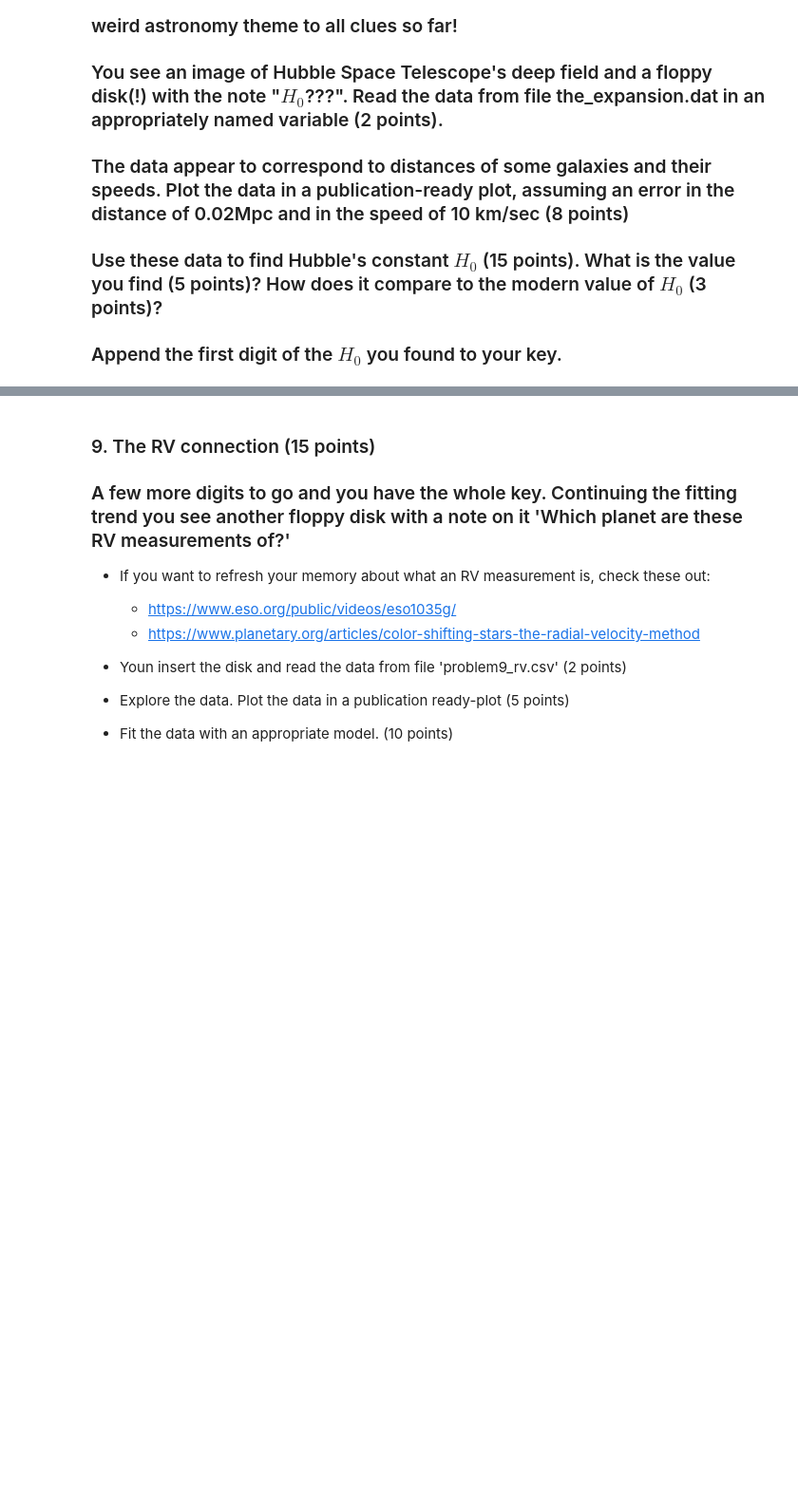
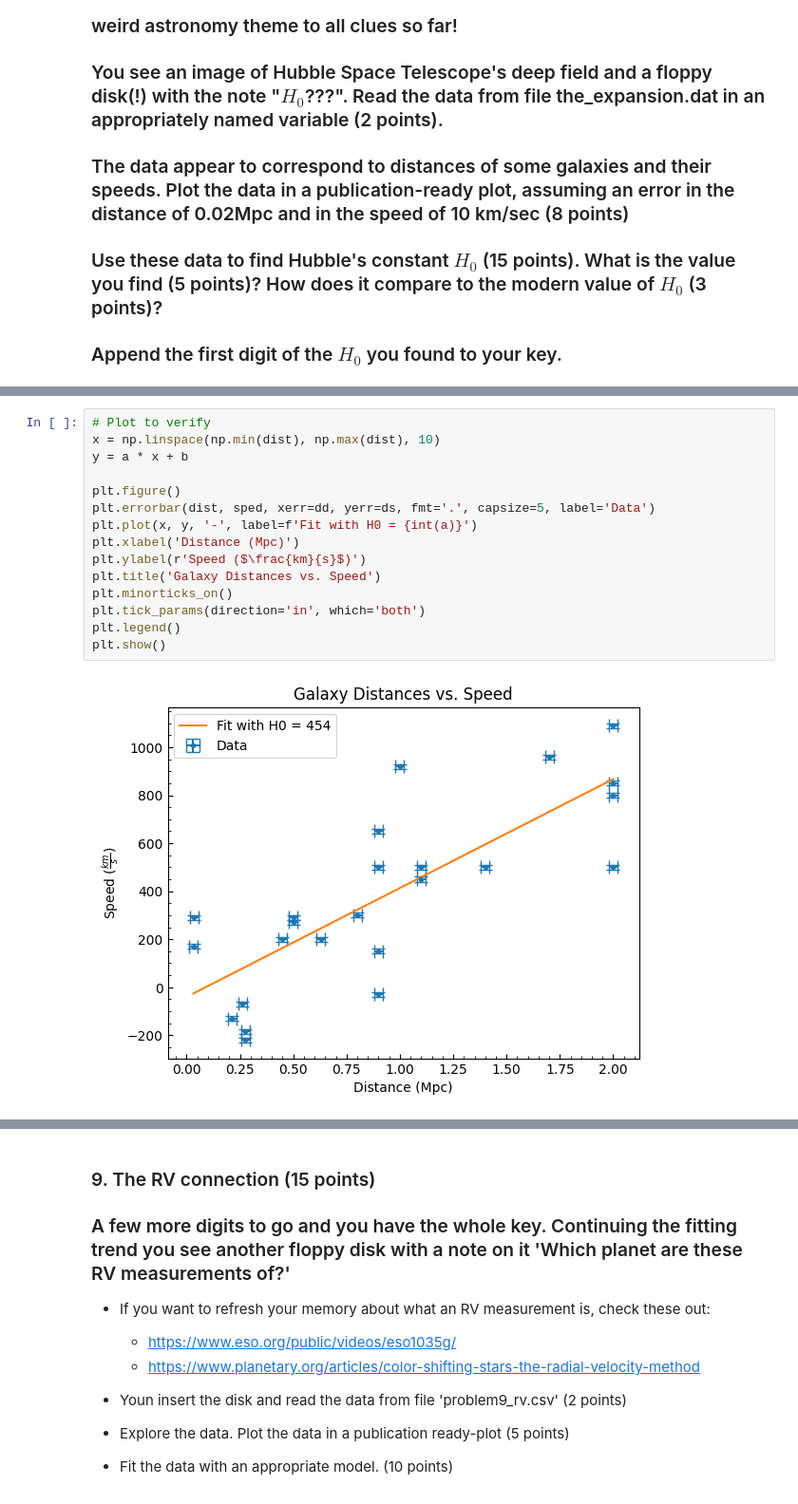
Before and after one commit to amedina695/lectures_git, a Jupyter notebook: midterm/Midterm_F25-classroom.ipynb, the cells around one changed output, grey strips where cells are left out. Shown: that part at 95% size. Cells and saved outputs as stored; diff of their text form; blank space fills up the shorter version.

```diff
--- a/midterm/Midterm_F25-classroom.ipynb
+++ b/midterm/Midterm_F25-classroom.ipynb
@@ -630,0 +617,17 @@ datacube.shape
+# %%
+# Plot to verify
+x = np.linspace(np.min(dist), np.max(dist), 10)
+y = a * x + b
+
+plt.figure()
+plt.errorbar(dist, sped, xerr=dd, yerr=ds, fmt='.', capsize=5, label='Data')
+plt.plot(x, y, '-', label=f'Fit with H0 = {int(a)}')
+plt.xlabel('Distance (Mpc)')
+plt.ylabel(r'Speed ($\frac{km}{s}$)')
+plt.title('Galaxy Distances vs. Speed')
+plt.minorticks_on()
+plt.tick_params(direction='in', which='both')
+plt.legend()
+plt.show()
+# %% [output]
+[figure, added]
```
Also changed, not shown: parts of 10 cells of this notebook, 6 other files.
